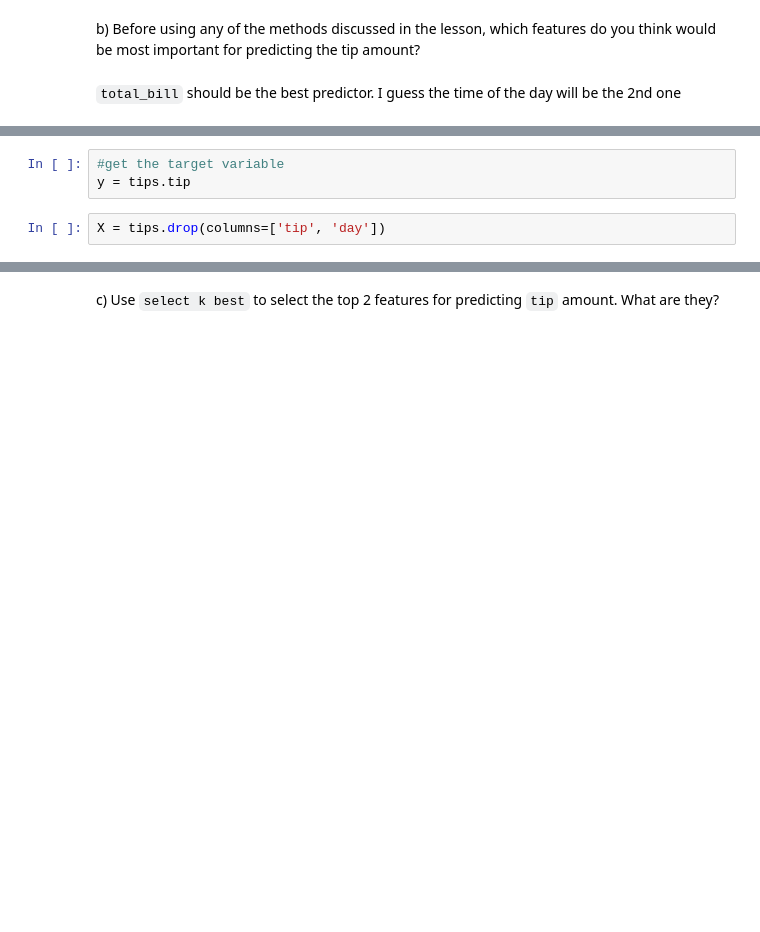
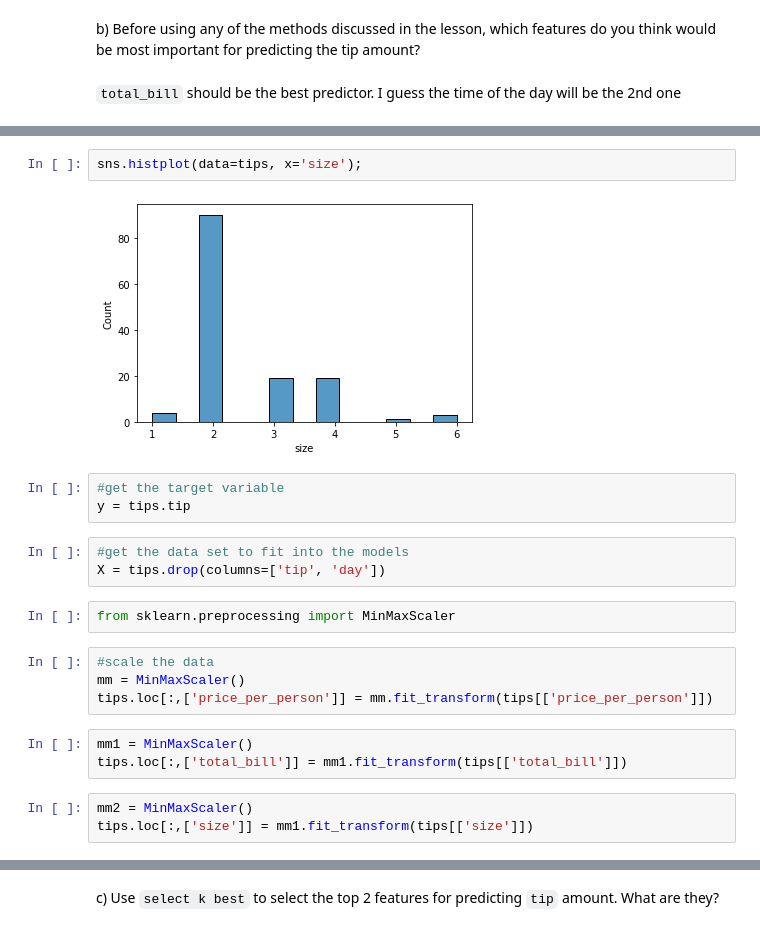
Before and after one commit to nadia-paz/regression-exercises, a Jupyter notebook: feature_engineering.ipynb, the cells around one changed output, grey strips where cells are left out. Drawn from its saved outputs; the diff is of its cells as text; blank space fills up the shorter version.

```diff
--- a/feature_engineering.ipynb
+++ b/feature_engineering.ipynb
@@ -101,8 +57,25 @@ b) Before using any of the methods discussed in the lesson, which features do yo
+# %%
+sns.histplot(data=tips, x='size');
+# %% [output]
+[figure, added]
 # %%
 #get the target variable
 y = tips.tip
 # %%
+#get the data set to fit into the models
 X = tips.drop(columns=['tip', 'day'])
+# %%
+from sklearn.preprocessing import MinMaxScaler
+# %%
+#scale the data
+mm = MinMaxScaler()
+tips.loc[:,['price_per_person']] = mm.fit_transform(tips[['price_per_person']])
+# %%
+mm1 = MinMaxScaler()
+tips.loc[:,['total_bill']] = mm1.fit_transform(tips[['total_bill']])
+# %%
+mm2 = MinMaxScaler()
+tips.loc[:,['size']] = mm1.fit_transform(tips[['size']])
 # %%
 X.head(1)
 # %% [output]
```
Also changed, not shown: parts of 23 cells of this notebook.
